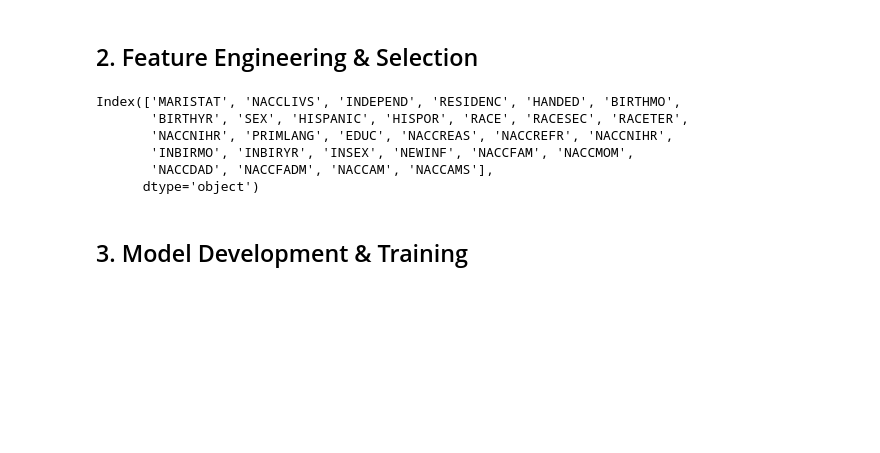
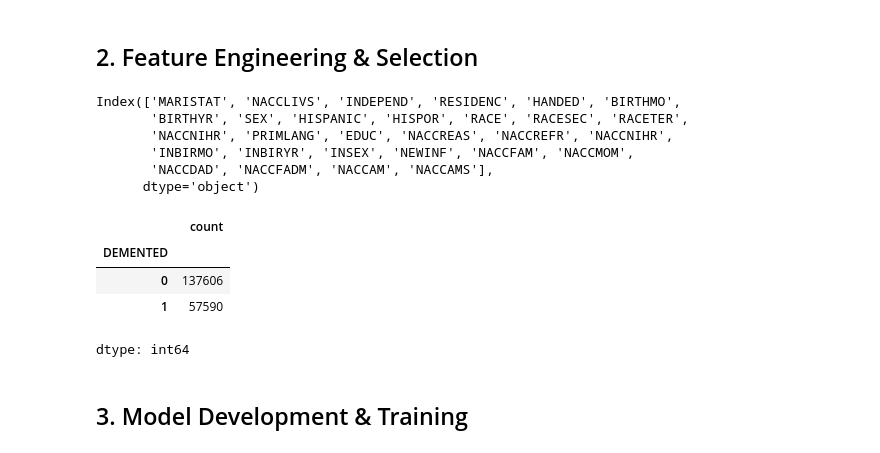
Before and after one commit to DimathJayasinghe/ModelX_hackathon, a Jupyter notebook: git_push_force.ipynb, the cells around one changed output. Cells and saved outputs as stored; diff of their text form; code cells hidden in the pictures; blank space fills up the shorter version.

```diff
--- a/git_push_force.ipynb
+++ b/git_push_force.ipynb
@@ -132,6 +132,14 @@ Index(['MARISTAT', 'NACCLIVS', 'INDEPEND', 'RESIDENC', 'HANDED', 'BIRTHMO',
        'INBIRMO', 'INBIRYR', 'INSEX', 'NEWINF', 'NACCFAM', 'NACCMOM',
        'NACCDAD', 'NACCFADM', 'NACCAM', 'NACCAMS'],
       dtype='object')
+# %%
+df['DEMENTED'].value_counts()
+# %% [output]
+|  | count |
+| DEMENTED |  |
+| 0 | 137606 |
+| 1 | 57590 |
+dtype: int64
 # %%
 from sklearn.model_selection import train_test_split
 
```
Also changed, not shown: parts of 20 cells of this notebook.
